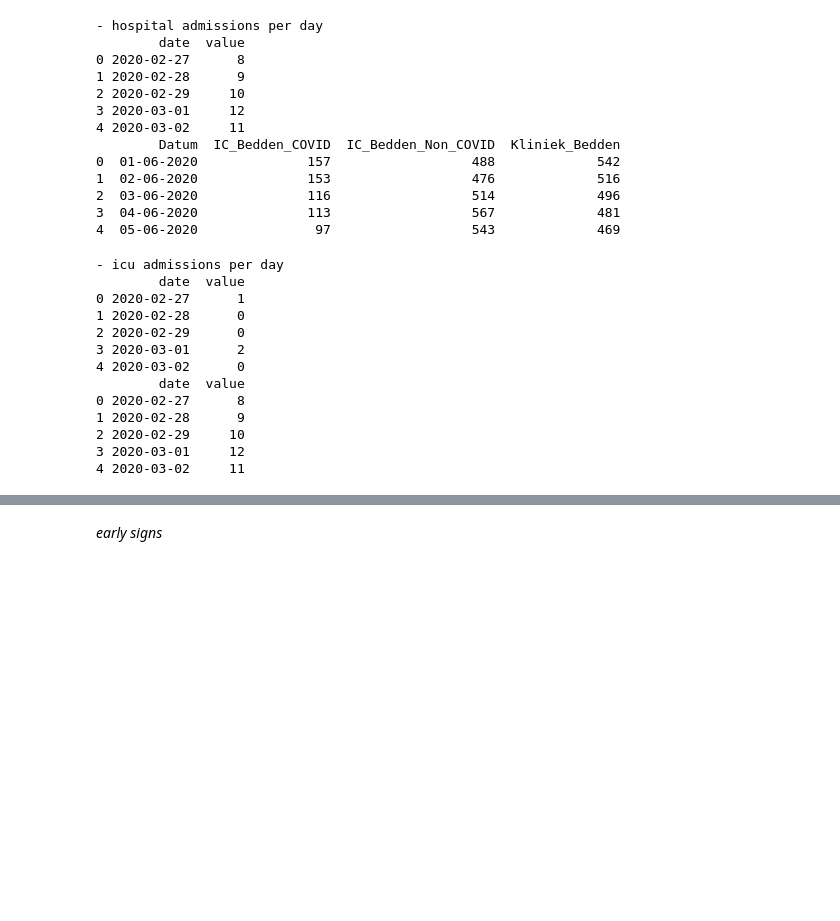
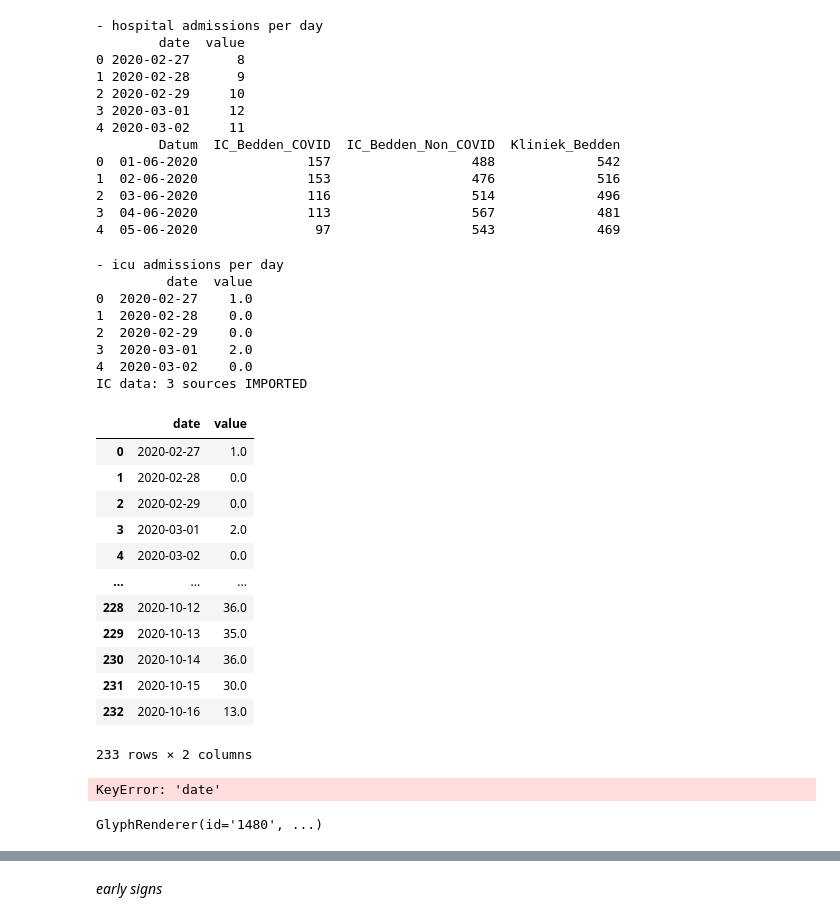
Before and after one commit to cjvanzwol/notebooks, a Jupyter notebook: Covid.ipynb, the cells around one changed output, grey strips where cells are left out. Saved outputs shown, nothing was run; the diff lists cells and outputs as text; code cells hidden in the pictures; blank space fills up the shorter version.

Commit message:
cleanup and ic import tranported

```diff
--- a/Covid.ipynb
+++ b/Covid.ipynb
@@ -235,24 +221,66 @@ print(hosp_lcps.head())
 # %%
 print("- icu admissions per day")
 # url
-ic1 = pd.read_json('https://stichting-nice.nl/covid-19/public/new-intake/confirmed/')
-print(ic1.head())
-ic2 = pd.read_json('https://stichting-nice.nl/covid-19/public/intake-count/')
-print(ic2.head())
-
+ic_NICE_new_intake = pd.read_json('https://stichting-nice.nl/covid-19/public/new-intake/').T
+ic_NICE_new_intake0 = pd.DataFrame()
+for row in ic_NICE_new_intake[0]:
+    ic_NICE_new_intake0 = ic_NICE_new_intake0.append(row, ignore_index=True)
+ic_NICE_new_intake1 = pd.DataFrame()
+for row in ic_NICE_new_intake[1]:
+    ic_NICE_new_intake1 = ic_NICE_new_intake1.append(row, ignore_index=True)
+ic_NICE_new_intake01 = pd.concat([ic_NICE_new_intake0,ic_NICE_new_intake1])
+print(ic_NICE_new_intake01.head())
+ic_NICE_new_intake_confirmed = pd.read_json('https://stichting-nice.nl/covid-19/public/new-intake/confirmed/')
+#print(ic_NICE_new_intake_confirmed.head())
+ic_NICE_intake_count = pd.read_json('https://stichting-nice.nl/covid-19/public/intake-count/')
+#print(ic_NICE_intake_count.head())
+print('IC data: 3 sources IMPORTED')
 ## To DO: conpare ic1 and ic2
 #other sources:
 # %% [output]
 - icu admissions per day
-        date  value
-0 2020-02-27      1
-1 2020-02-28      0
-2 2020-02-29      0
-3 2020-03-01      2
-4 2020-03-02      0
-        date  value
-0 2020-02-27      8
-1 2020-02-28      9
-2 2020-02-29     10
-3 2020-03-01     12
-4 2020-03-02     11
+         date  value
+0  2020-02-27    1.0
+1  2020-02-28    0.0
+2  2020-02-29    0.0
+3  2020-03-01    2.0
+4  2020-03-02    0.0
+IC data: 3 sources IMPORTED
+# %%
+ic_NICE_new_intake0
+# %% [output]
+|  | date | value |
+| 0 | 2020-02-27 | 1.0 |
+| 1 | 2020-02-28 | 0.0 |
+| 2 | 2020-02-29 | 0.0 |
+| 3 | 2020-03-01 | 2.0 |
+| 4 | 2020-03-02 | 0.0 |
+| ... | ... | ... |
+| 228 | 2020-10-12 | 36.0 |
+| 229 | 2020-10-13 | 35.0 |
+| 230 | 2020-10-14 | 36.0 |
+| 231 | 2020-10-15 | 30.0 |
+| 232 | 2020-10-16 | 13.0 |
+233 rows × 2 columns
+# %%
+# SINGLE LINE TEST
+# create a new plot (with a title) using figure
+ic_new_intake = figure(plot_width=800, plot_height=400, x_axis_type="datetime", title="NICE new-intake")
+# add a line renderer
+ic_new_intake.line(
+    ic_NICE_new_intake['date'],
+    ic_NICE_new_intake['value']
+)
+# %% [output]
+KeyError: 'date'
+# %%
+# SINGLE LINE TEST
+# create a new plot (with a title) using figure
+ic_new_intake_confirmed = figure(plot_width=800, plot_height=400, x_axis_type="datetime", title="NICE new-intake confirmed")
+# add a line renderer
+ic_new_intake_confirmed.line(
+    ic_NICE_new_intake_confirmed['date'],
+    ic_NICE_new_intake_confirmed['value']
+)
+# %% [output]
+GlyphRenderer(id='1480', ...)
```
Also changed, not shown: parts of 15 cells of this notebook.
